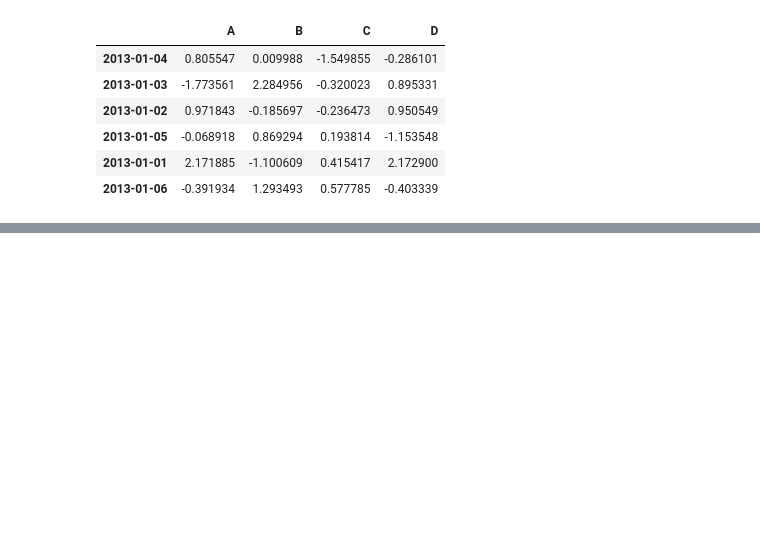
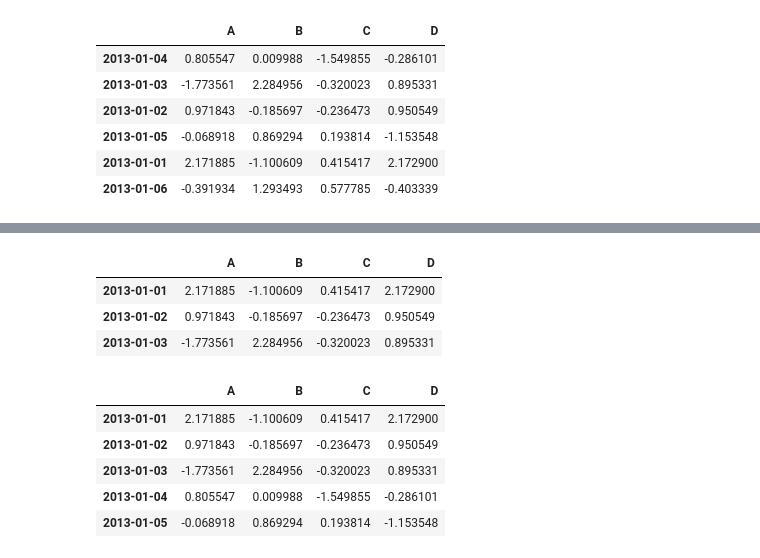
Before and after one commit to Mushaddict/Python, a Jupyter notebook: Pands入门教程/十分钟入门Pandas.ipynb, the cells around one changed output, grey strips where cells are left out. Cells and saved outputs as stored; diff of their text form; code cells hidden in the pictures; blank space fills up the shorter version.

```diff
--- a/Pands入门教程/十分钟入门Pandas.ipynb
+++ b/Pands入门教程/十分钟入门Pandas.ipynb
@@ -204,0 +225,16 @@ df.sort_values(by = 'C')
+# %%
+df[:3]
+# %% [output]
+|  | A | B | C | D |
+| 2013-01-01 | 2.171885 | -1.100609 | 0.415417 | 2.172900 |
+| 2013-01-02 | 0.971843 | -0.185697 | -0.236473 | 0.950549 |
+| 2013-01-03 | -1.773561 | 2.284956 | -0.320023 | 0.895331 |
+# %%
+df['2013-01-01':'2013-01-05']
+# %% [output]
+|  | A | B | C | D |
+| 2013-01-01 | 2.171885 | -1.100609 | 0.415417 | 2.172900 |
+| 2013-01-02 | 0.971843 | -0.185697 | -0.236473 | 0.950549 |
+| 2013-01-03 | -1.773561 | 2.284956 | -0.320023 | 0.895331 |
+| 2013-01-04 | 0.805547 | 0.009988 | -1.549855 | -0.286101 |
+| 2013-01-05 | -0.068918 | 0.869294 | 0.193814 | -1.153548 |
```
Also changed, not shown: parts of 2 cells of this notebook.
